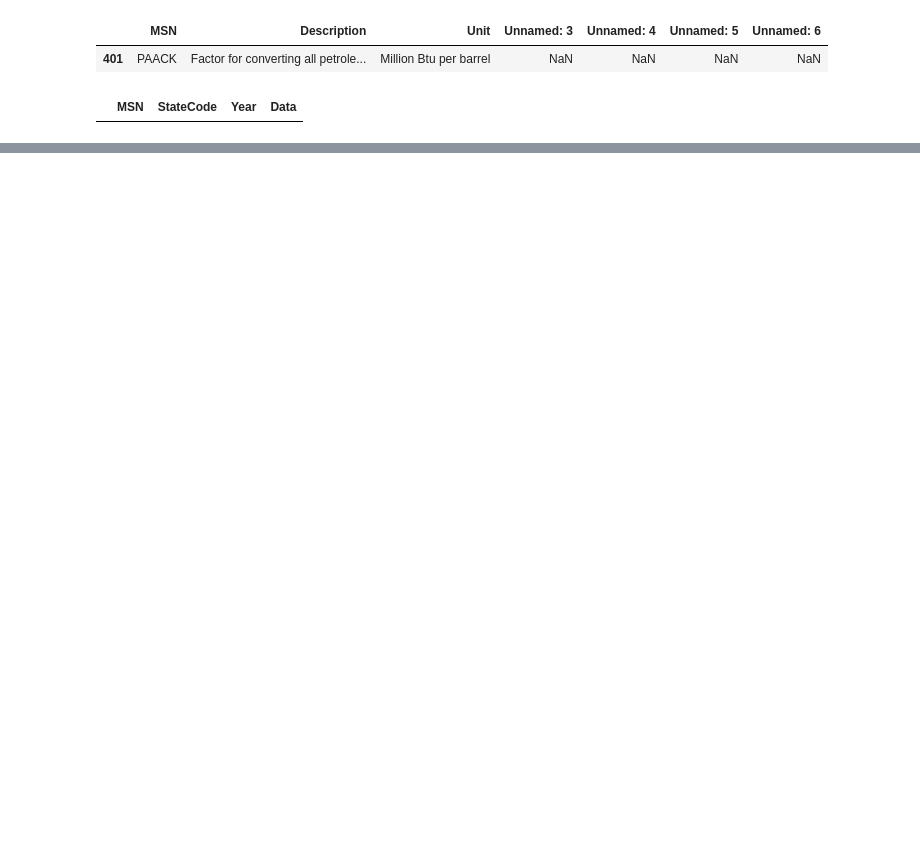
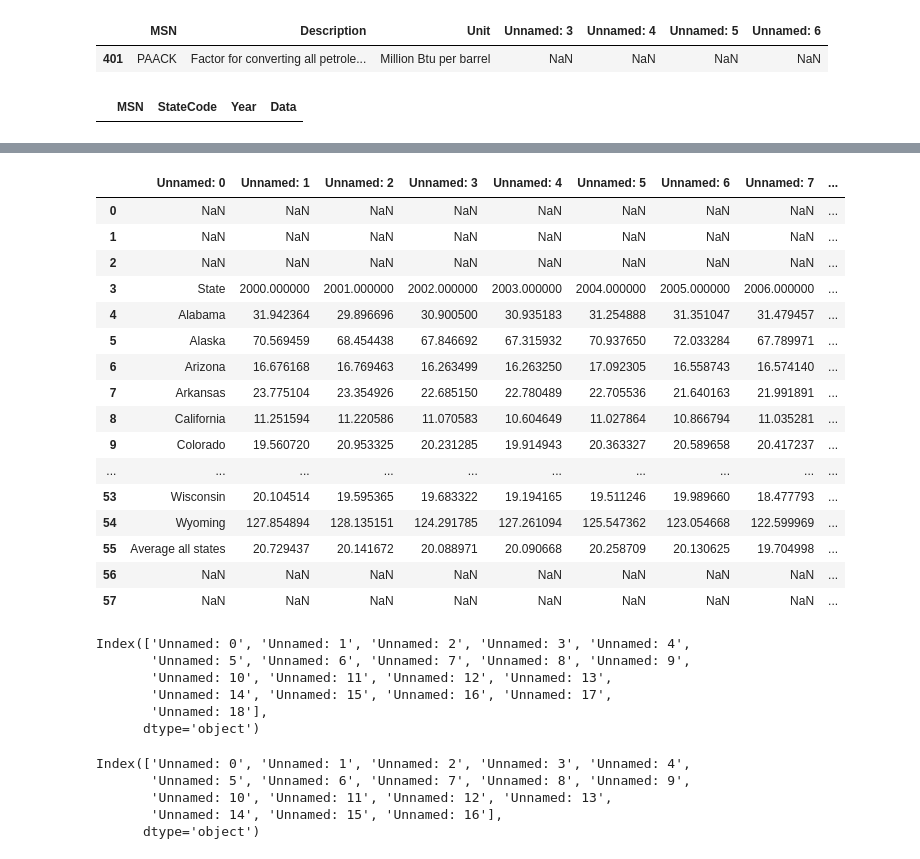
Before and after one commit to charmoniumQ/MCM-2018, a Jupyter notebook: MCM-Data-Analysis.ipynb, the cells around one changed output, grey strips where cells are left out. Cells and saved outputs as stored; diff of their text form; code cells hidden in the pictures; blank space fills up the shorter version.

```diff
--- a/MCM-Data-Analysis.ipynb
+++ b/MCM-Data-Analysis.ipynb
@@ -129,0 +130,20 @@ state_CO2_data.head(30)
+# %%
+state_CO2_data
+# %% [output]
+|  | Unnamed: 0 | Unnamed: 1 | Unnamed: 2 | Unnamed: 3 | Unnamed: 4 | Unnamed: 5 | Unnamed: 6 | Unnamed: 7 | ... |
+| 0 | NaN | NaN | NaN | NaN | NaN | NaN | NaN | NaN | ... |
+| 1 | NaN | NaN | NaN | NaN | NaN | NaN | NaN | NaN | ... |
+| 2 | NaN | NaN | NaN | NaN | NaN | NaN | NaN | NaN | ... |
+| 3 | State | 2000.000000 | 2001.000000 | 2002.000000 | 2003.000000 | 2004.000000 | 2005.000000 | 2006.000000 | ... |
+| 4 | Alabama | 31.942364 | 29.896696 | 30.900500 | 30.935183 | 31.254888 | 31.351047 | 31.479457 | ... |
+| 5 | Alaska | 70.569459 | 68.454438 | 67.846692 | 67.315932 | 70.937650 | 72.033284 | 67.789971 | ... |
+| 6 | Arizona | 16.676168 | 16.769463 | 16.263499 | 16.263250 | 17.092305 | 16.558743 | 16.574140 | ... |
+| 7 | Arkansas | 23.775104 | 23.354926 | 22.685150 | 22.780489 | 22.705536 | 21.640163 | 21.991891 | ... |
+| 8 | California | 11.251594 | 11.220586 | 11.070583 | 10.604649 | 11.027864 | 10.866794 | 11.035281 | ... |
+| 9 | Colorado | 19.560720 | 20.953325 | 20.231285 | 19.914943 | 20.363327 | 20.589658 | 20.417237 | ... |
+| ... | ... | ... | ... | ... | ... | ... | ... | ... | ... |
+| 53 | Wisconsin | 20.104514 | 19.595365 | 19.683322 | 19.194165 | 19.511246 | 19.989660 | 18.477793 | ... |
+| 54 | Wyoming | 127.854894 | 128.135151 | 124.291785 | 127.261094 | 125.547362 | 123.054668 | 122.599969 | ... |
+| 55 | Average all states | 20.729437 | 20.141672 | 20.088971 | 20.090668 | 20.258709 | 20.130625 | 19.704998 | ... |
+| 56 | NaN | NaN | NaN | NaN | NaN | NaN | NaN | NaN | ... |
+| 57 | NaN | NaN | NaN | NaN | NaN | NaN | NaN | NaN | ... |
@@ -129,0 +154,17 @@ state_CO2_data.head(30)
+# %%
+cols
+# %% [output]
+Index(['Unnamed: 0', 'Unnamed: 1', 'Unnamed: 2', 'Unnamed: 3', 'Unnamed: 4',
+       'Unnamed: 5', 'Unnamed: 6', 'Unnamed: 7', 'Unnamed: 8', 'Unnamed: 9',
+       'Unnamed: 10', 'Unnamed: 11', 'Unnamed: 12', 'Unnamed: 13',
+       'Unnamed: 14', 'Unnamed: 15', 'Unnamed: 16', 'Unnamed: 17',
+       'Unnamed: 18'],
+      dtype='object')
+# %%
+cols[:17]
+# %% [output]
+Index(['Unnamed: 0', 'Unnamed: 1', 'Unnamed: 2', 'Unnamed: 3', 'Unnamed: 4',
+       'Unnamed: 5', 'Unnamed: 6', 'Unnamed: 7', 'Unnamed: 8', 'Unnamed: 9',
+       'Unnamed: 10', 'Unnamed: 11', 'Unnamed: 12', 'Unnamed: 13',
+       'Unnamed: 14', 'Unnamed: 15', 'Unnamed: 16'],
+      dtype='object')
```
Also changed, not shown: parts of 16 cells of this notebook, 2 other files.
